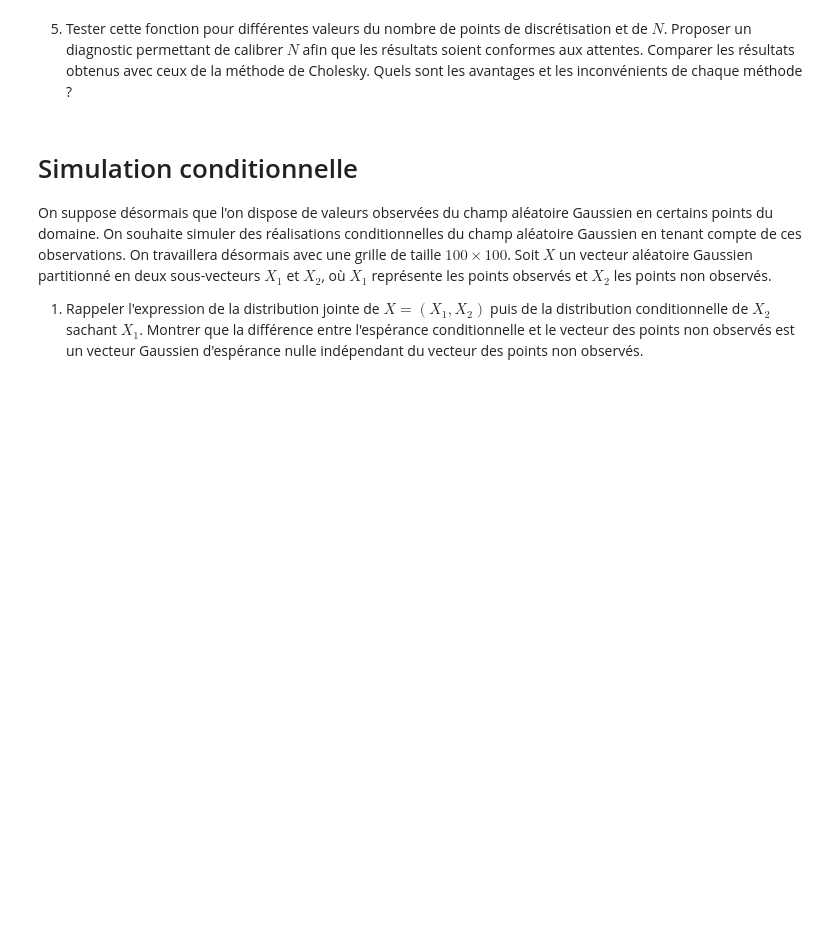
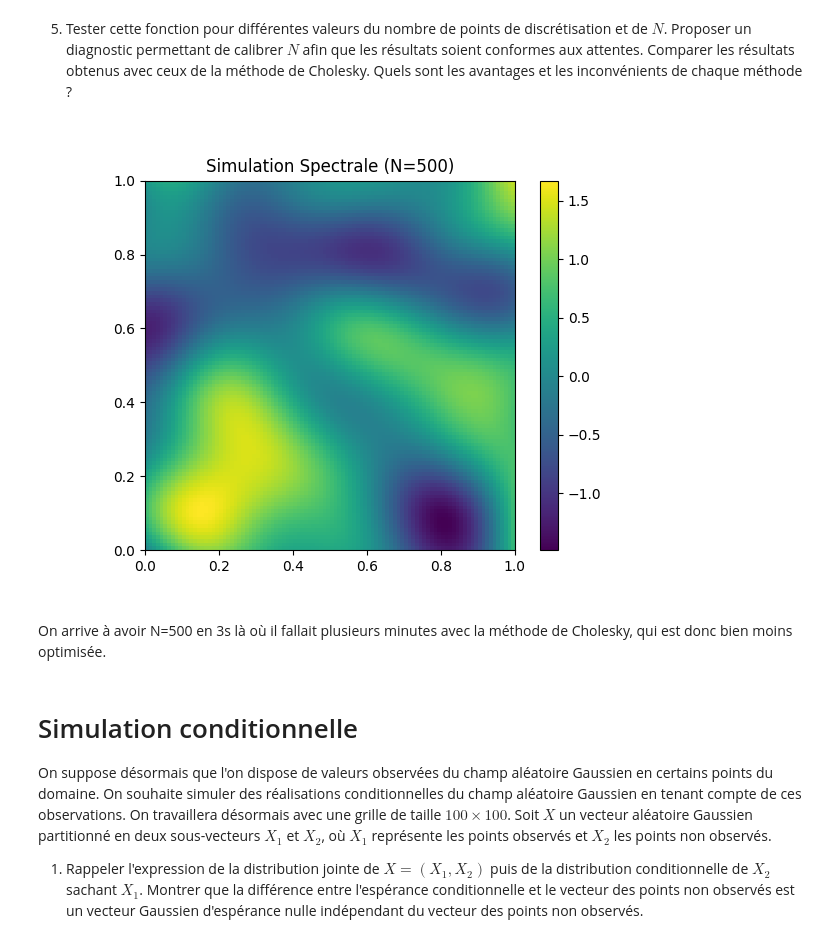
Before and after one commit to yannisalln/projet-proba, a Jupyter notebook: Projet Probabilités.ipynb, the cells around one changed output. Drawn from its saved outputs; the diff is of its cells as text; code cells hidden in the pictures; blank space fills up the shorter version.

```diff
--- a/Projet Probabilités.ipynb
+++ b/Projet Probabilités.ipynb
@@ -139,10 +214,37 @@ tend vers un vecteur aléatoire de loi normale multivariée d'espérance nulle e
 # %% [markdown]
 4. Implémenter une fonction basée sur cette méthode pour simuler un champ aléatoire gaussien sur une grille régulière de points dans le domaine  $[0, 1] \times [0, 1]$. Cette fonction prendra en entrée les coordonnées des points de la grille, $a$ et  $N$ et retournera une réalisation du champ aléatoire gaussien simulé.
+# %%
+def champ_gaussien(L_x,L_y,a,N): #Lx et Ly vect. numpy
+    M=np.zeros((len(L_x),len(L_y)))
+    W=np.random.normal(0,np.sqrt(2/a),size=(N,2))
+    Phi=np.random.uniform(0,2*np.pi,size=N)
+    for i in range(len(L_x)):
+        for j in range(len(L_y)):
+            point=np.array([L_x[i],L_y[j]])
+            somme=0.0
+            for k in range(N):
+                somme+=np.cos(np.dot(W[k], point) + Phi[k])
+            M[i,j]=np.sqrt(2/N)*somme
+    return M
 # %% [markdown]
 5. Tester cette fonction pour différentes valeurs du nombre de points de discrétisation et de $N$. Proposer un diagnostic permettant de calibrer $N$ afin que les résultats soient conformes aux attentes. Comparer les résultats obtenus avec ceux de la méthode de Cholesky. Quels sont les avantages et les inconvénients de chaque méthode ?
 # %%
+n=100
 sigma2 = 1.0
 a = 0.05
+N=500
+L_x=np.linspace(0,1,n)
+L_y=np.linspace(0,1,n)
+Z=champ_gaussien(L_x,L_y,a,N)
+plt.figure()
+plt.imshow(Z, extent=[0, 1, 0, 1], origin='lower', cmap='viridis')
+plt.colorbar()
+plt.title(f"Simulation Spectrale (N={N})")
+plt.show()
+# %% [output]
+[figure, added]
+# %% [markdown]
+On arrive à avoir N=500 en 3s là où il fallait plusieurs minutes avec la méthode de Cholesky, qui est donc bien moins optimisée.
 # %% [markdown]
 # Simulation conditionnelle
 
```
Also changed, not shown: parts of 10 cells of this notebook.
